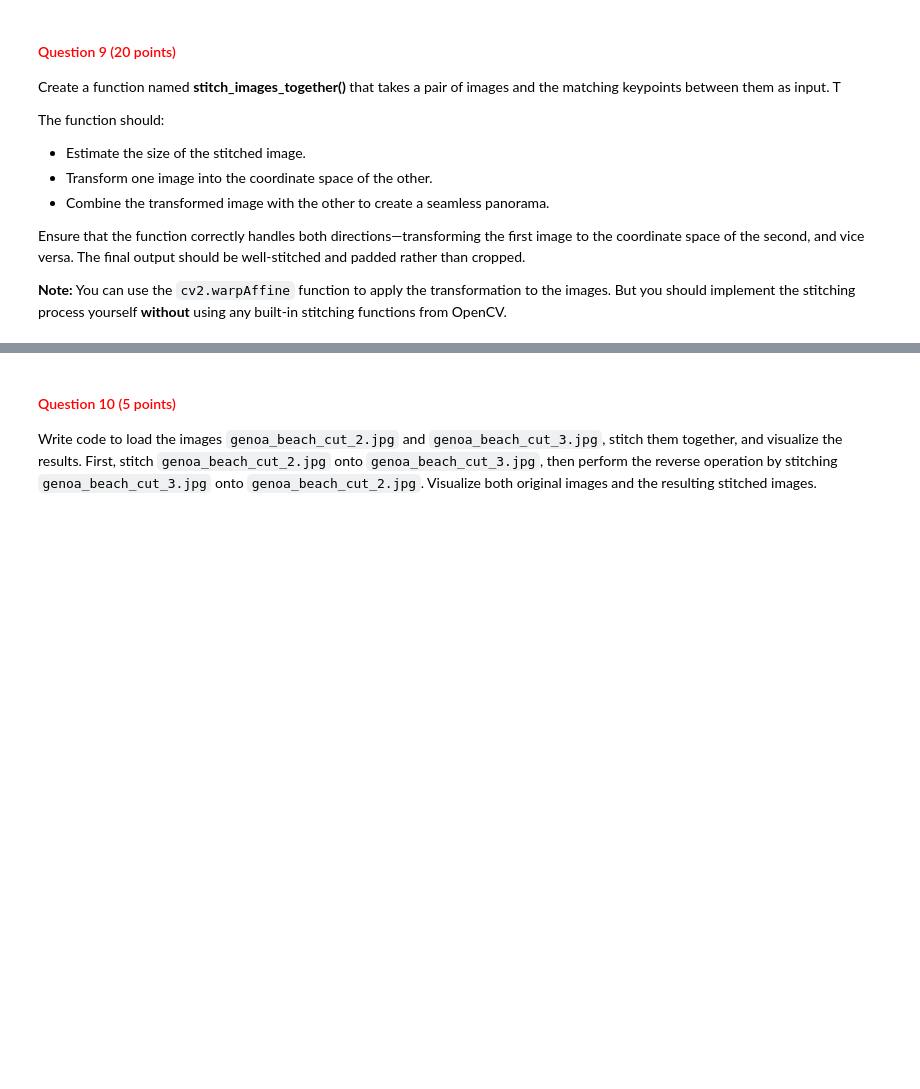
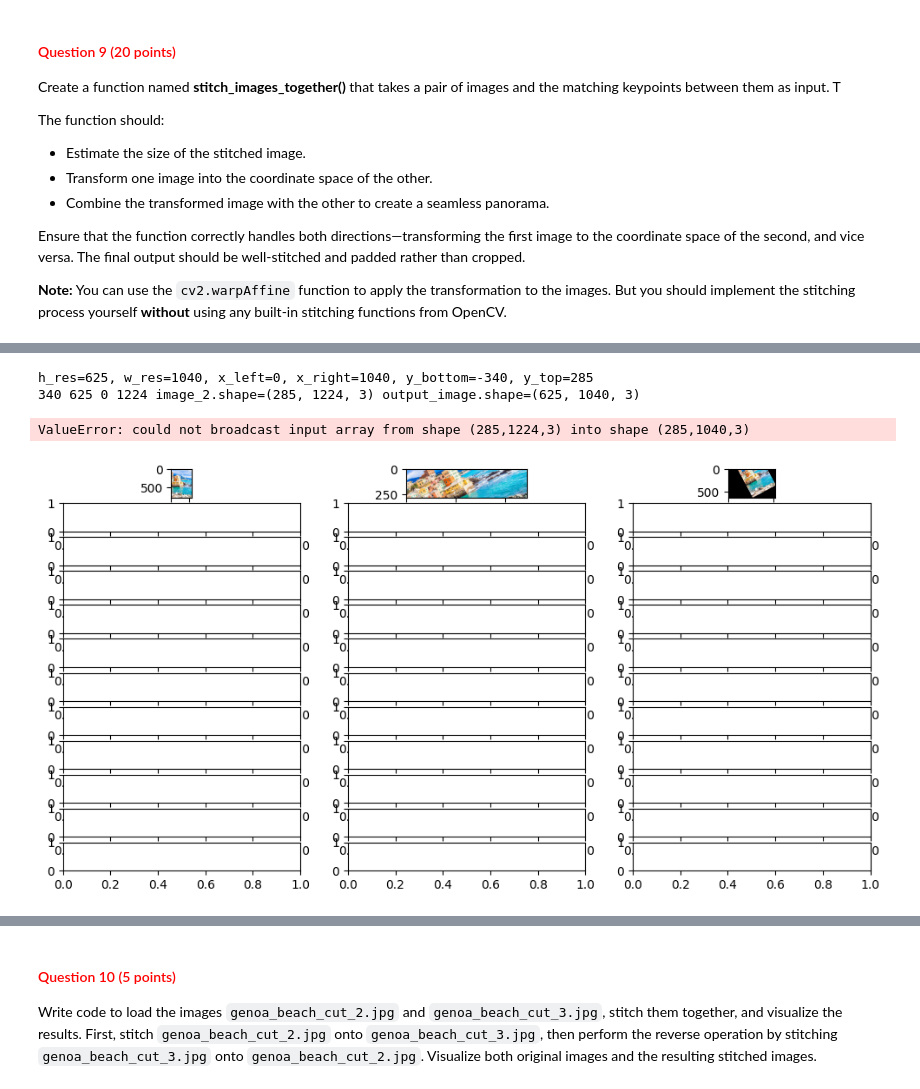
Before and after one commit to CV1Group28/cv1-lab-4, a Jupyter notebook: cv1-lab-4.ipynb, the cells around one changed output, grey strips where cells are left out. Saved outputs shown, nothing was run; the diff lists cells and outputs as text; code cells hidden in the pictures; blank space fills up the shorter version.

```diff
--- a/cv1-lab-4.ipynb
+++ b/cv1-lab-4.ipynb
@@ -717,0 +796,14 @@ def stitch_images_together(image_1, image_2, transformation_matrix):
+# %%
+image_2 = cv2.imread('images/genoa_beach_cut_2.jpg')
+image_1 = cv2.imread('images/genoa_beach_cut_3.jpg')
+# image_1 = cv2.imread('images/sciencepark_1.jpg')
+# image_2 = cv2.imread('images/sciencepark_2.jpg')
+
+image_1 = cv2.cvtColor(image_1, cv2.COLOR_BGR2RGB)
+image_2 = cv2.cvtColor(image_2, cv2.COLOR_BGR2RGB)
+
+keypoints_image_1, keypoints_image_2, matches = get_matching_keypoints(image_1, image_2)
+
+best_transformation_matrix = ransac_algorithm(keypoints_image_1, keypoints_image_2, matches, num_iterations, num_points, threshold)
+
+best_transformation_matrix
@@ -717,0 +821,7 @@ def stitch_images_together(image_1, image_2, transformation_matrix):
+# %%
+output_image, offset_image_2 = stitch_images_together(image_1, image_2, best_transformation_matrix)
+# %% [output]
+h_res=625, w_res=1040, x_left=0, x_right=1040, y_bottom=-340, y_top=285
+340 625 0 1224 image_2.shape=(285, 1224, 3) output_image.shape=(625, 1040, 3)
+ValueError: could not broadcast input array from shape (285,1224,3) into shape (285,1040,3)
+[figure, added]
```
Also changed, not shown: parts of 16 cells of this notebook.
